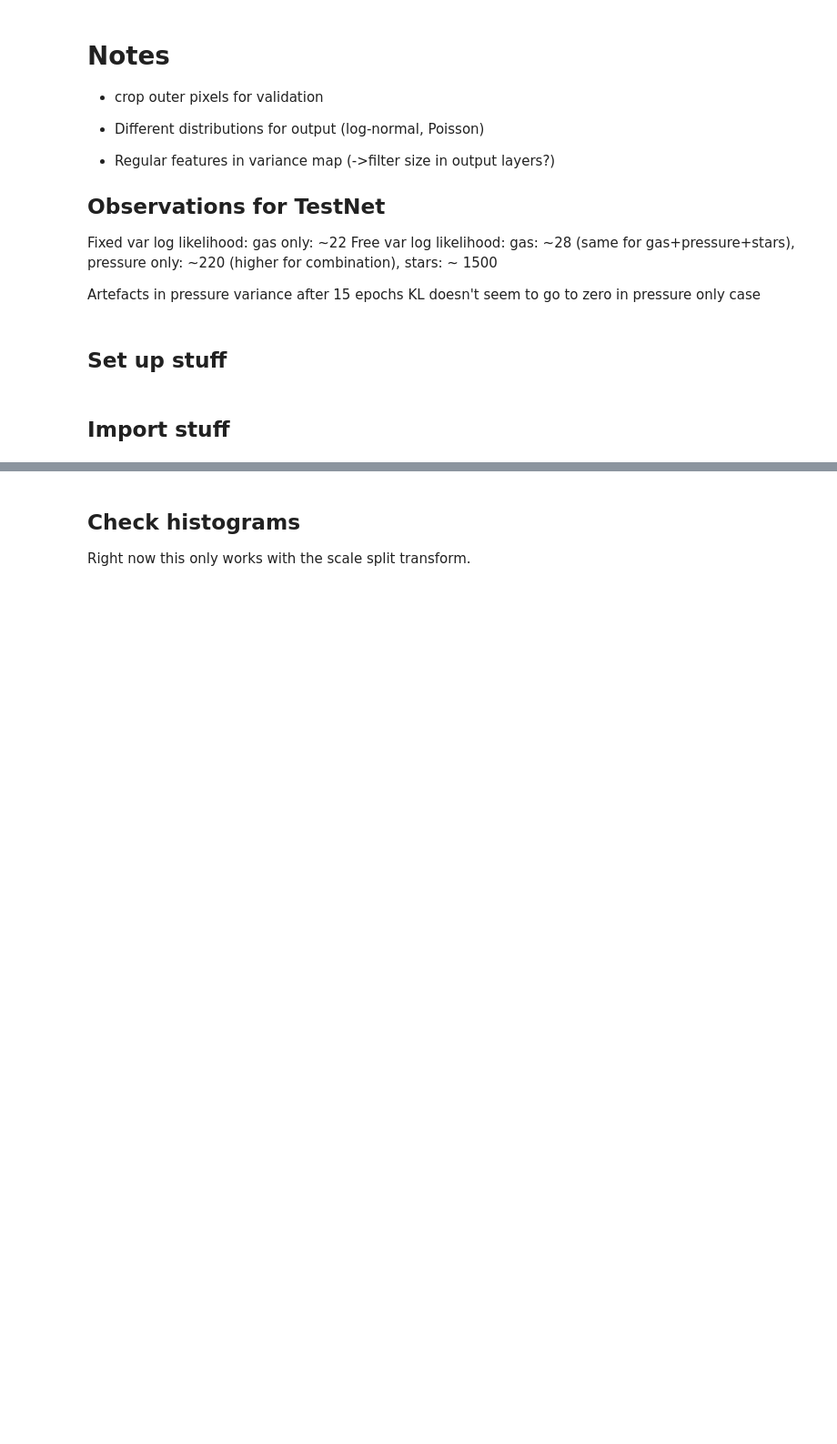
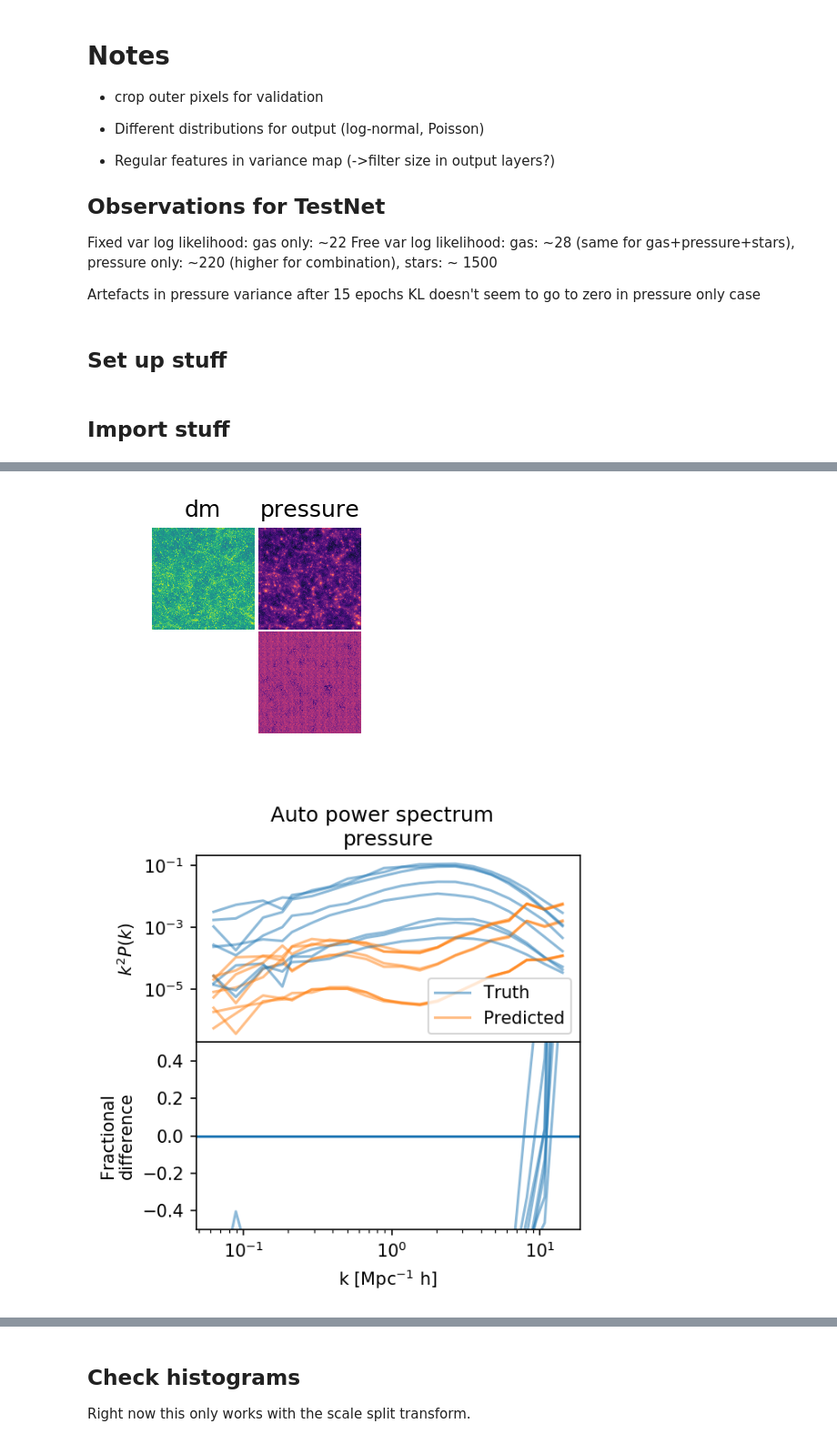
Before and after one commit to tilmantroester/baryon_painter, a Jupyter notebook: notebooks/CVAE_painter.ipynb, the cells around one changed output, grey strips where cells are left out. Shown at 91% size. Saved outputs shown, nothing was run; the diff lists cells and outputs as text; code cells hidden in the pictures; blank space fills up the shorter version.

```diff
--- a/notebooks/CVAE_painter.ipynb
+++ b/notebooks/CVAE_painter.ipynb
@@ -90,8 +90,6 @@ def chain_transformations(transformations):
             x = t(x, field, z, **kwargs)
         return x
     return transform
-
-# def inv_split_scale_transform(x, field, z, **kwargs):
 
 def create_range_compress_transforms(k_values):
     def transform(x, field, z, **kwargs):
@@ -114,6 +112,11 @@ def atleast_3d(x, *args, **kwargs):
     else:
         return x
 
+def squeeze(x, *args, **kwargs):
+    return x.squeeze()
+
+split_scale_transform, inv_split_scale_transform = data_transforms.create_split_scale_transform(n_scale=2, step_size=8, include_original=False)
+
 range_compress_transform, range_compress_inv_transform = create_range_compress_transforms(k_values={"dm" : 2, "gas" : 2, "pressure" : 4})
 
 
@@ -125,18 +128,23 @@ with open(os.path.join(data_path, "test_files_info.pickle"), "rb") as f:
 label_fields = ["pressure"]
 
 transform = chain_transformations([range_compress_transform,
-#                                    data_transforms.create_split_scale_transform(n_scale=2, step_size=8, include_original=True),
+#                                    split_scale_transform,
                                    atleast_3d,
                                   ])
+
+inv_transform = chain_transformations([squeeze,
+#                                        inv_split_scale_transform,
+                                       range_compress_inv_transform,
+                                      ])
 
 training_dataset = datasets.BAHAMASDataset(training_files_info, root_path=data_path,
                          label_fields=label_fields,
                          transform=transform,
-                         inverse_transform=range_compress_inv_transform,
+                         inverse_transform=inv_transform,
                         )
 
 test_dataset = datasets.BAHAMASDataset(test_files_info, root_path=data_path,
                               label_fields=label_fields,
                               transform=transform,
-                              inverse_transform=range_compress_inv_transform,
+                              inverse_transform=inv_transform,
                             )
@@ -149,0 +171,60 @@ assert np.allclose(training_dataset.get_inverse_transforms(stack_idx)[1](s[1][0]
+# %%
+dtype = torch.float
+
+n_x_feature = len(training_dataset.label_fields)
+
+dim_x = (n_x_feature, training_dataset.tile_size, training_dataset.tile_size)
+dim_y = (1, training_dataset.tile_size, training_dataset.tile_size)
+
+dim_z = (1, 32, 32)
+test_net =         {"type" :        "Type-1",
+                    "dim_x" :       dim_x,
+                    "dim_y" :       dim_y,
+                    "dim_z" :       dim_z,
+                    "n_x_features": n_x_feature,
+                    "q_x_in" :        cvae.conv_block(n_x_feature, 8, kernel=5)
+                                    + cvae.conv_down(in_channel=8, channels=[8,16], scales=[4,4]),
+                    "q_y_in" :        cvae.conv_block(1, 8, kernel=5)
+                                    + cvae.conv_down(in_channel=8, channels=[8,16], scales=[4,4]),
+                    "q_x_y_out" :     [("residual block", cvae.res_block(32)),
+                                       ("residual block", cvae.res_block(32)),
+                                      ]
+                                    + cvae.conv_block(32, 2*dim_z[0], kernel=5)
+                                    + [("unflatten", (2, *dim_z)),],
+                    "p_y_in" :      None,
+                    "p_z_in" :      cvae.conv_up(1, channels=[1,1], scales=[4,4], bias=False, batchnorm=True),
+                    "p_y_z_in" :      cvae.conv_block(2, 16, kernel=5)
+                                    + cvae.conv_down(in_channel=16, channels=[32, 64], scales=[2, 2])
+                                    + [("residual block", cvae.res_block(64)),
+                                       ("residual block", cvae.res_block(64)),
+                                      ]
+                                    + cvae.conv_up(64, channels=[32, 16], scales=[2,2], bias=False, batchnorm=True, activation="PReLU"),
+                    "p_y_z_out" :   (# Mu
+                                      cvae.conv_block(16, n_x_feature, kernel=5, bias=False, batchnorm=False, activation="PReLU")
+                                    + cvae.conv_block(n_x_feature, n_x_feature, kernel=3, bias=False, batchnorm=False, activation="tanh"),
+                                     # Var
+                                      cvae.conv_block(16, n_x_feature, kernel=5, bias=False, batchnorm=False, activation="PReLU")
+                                    + cvae.conv_block(n_x_feature, n_x_feature, kernel=3, bias=False, batchnorm=False, activation=None)
+                                    ),
+                    "L" :           1,
+                    }
+
+
+# torch.manual_seed(1234)
+# torch.cuda.manual_seed(1234)
+
+painter = baryon_painter.painter.CVAEPainter(training_data_set=training_dataset,
+                                             test_data_set=test_dataset,
+                                             architecture=test_net,
+                                             compute_device=compute_device)
+
+painter.train(n_epoch=1, n_pepoch=2, learning_rate=1e-4, batch_size=4,
+              adaptive_learning_rate=None, adaptive_batch_size=None,
+              pepoch_size=1568,
+              validation_pepochs=[0,1,2,3,4,5,6,7,8,9], validation_batch_size=8,
+              checkpoint_frequency=100, statistics_report_frequency=100,
+              loss_plot_frequency=1000, mavg_window_size=20,
+              show_plots=True,
+              output_path=output_path,
+              verbose=True)
+# %% [output]
@@ -149,0 +234,2 @@ assert np.allclose(training_dataset.get_inverse_transforms(stack_idx)[1](s[1][0]
+[figure, added]
+[figure, added]
```
Also changed, not shown: parts of 20 cells of this notebook, 4 other files.
